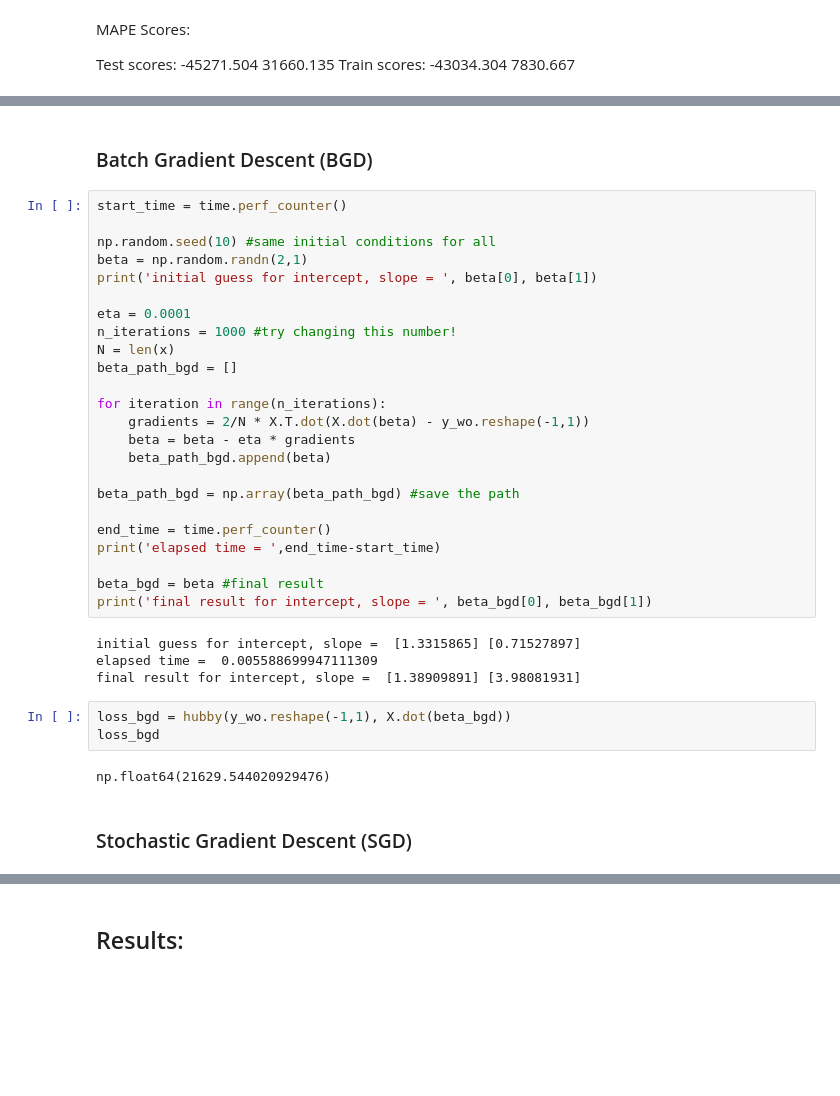
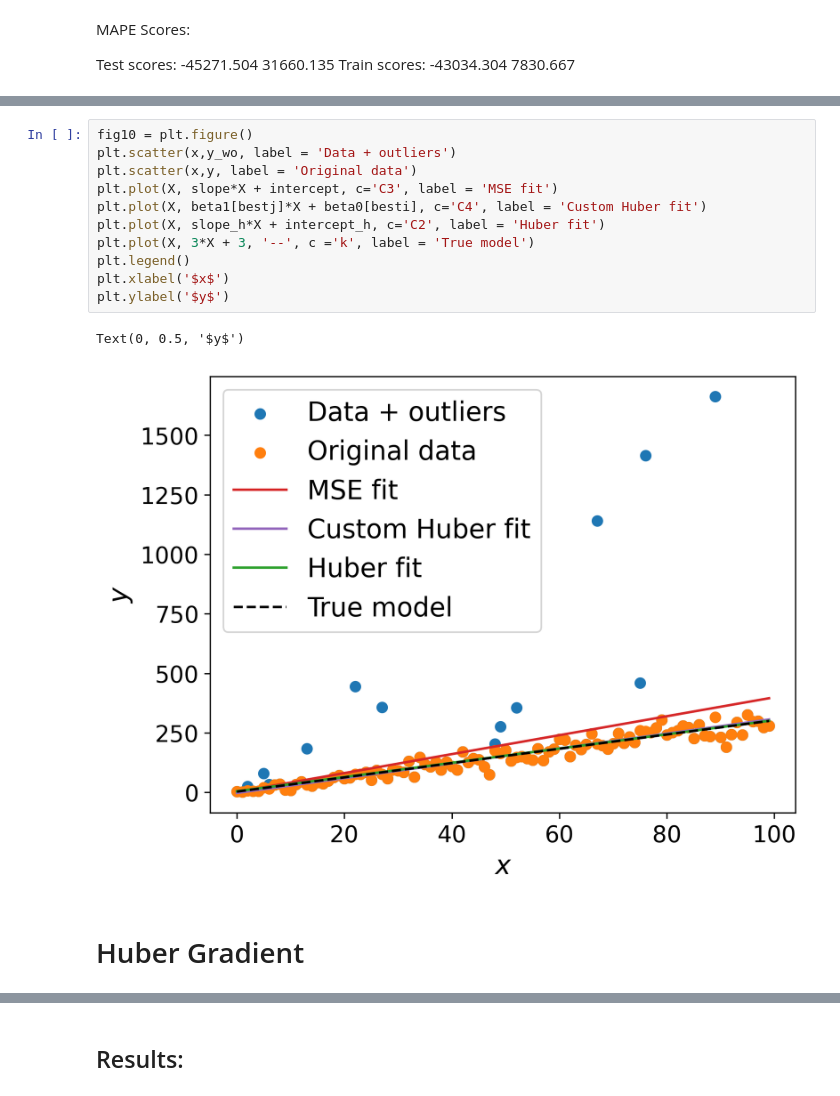
Before and after one commit to seoserang/phys255ml, a Jupyter notebook: 5 Linear Regression/Assignment 6/LinReg.ipynb, the cells around one changed output, grey strips where cells are left out. Drawn from its saved outputs; the diff is of its cells as text; blank space fills up the shorter version.

```diff
--- a/5 Linear Regression/Assignment 6/LinReg.ipynb
+++ b/5 Linear Regression/Assignment 6/LinReg.ipynb
@@ -435,40 +470,19 @@ X = np.c_[np.ones((100, 1)), x]
+# %%
+fig10 = plt.figure()
+plt.scatter(x,y_wo, label = 'Data + outliers')
+plt.scatter(x,y, label = 'Original data')
+plt.plot(X, slope*X + intercept, c='C3', label = 'MSE fit')
+plt.plot(X, beta1[bestj]*X + beta0[besti], c='C4', label = 'Custom Huber fit')
+plt.plot(X, slope_h*X + intercept_h, c='C2', label = 'Huber fit')
+plt.plot(X, 3*X + 3, '--', c ='k', label = 'True model')
+plt.legend()
+plt.xlabel('$x$')
+plt.ylabel('$y$')
+# %% [output]
+Text(0, 0.5, '$y$')
+[figure, added]
 # %% [markdown]
-### Batch Gradient Descent (BGD)
+# Huber Gradient
-# %%
-start_time = time.perf_counter()
-
-np.random.seed(10) #same initial conditions for all
-beta = np.random.randn(2,1)
-print('initial guess for intercept, slope = ', beta[0], beta[1])
-
-eta = 0.0001
-n_iterations = 1000 #try changing this number!
-N = len(x)
-beta_path_bgd = []
-
-for iteration in range(n_iterations):
-    gradients = 2/N * X.T.dot(X.dot(beta) - y_wo.reshape(-1,1))
-    beta = beta - eta * gradients
-    beta_path_bgd.append(beta)
-
-beta_path_bgd = np.array(beta_path_bgd) #save the path
-
-end_time = time.perf_counter()
-print('elapsed time = ',end_time-start_time)
-
-beta_bgd = beta #final result
-print('final result for intercept, slope = ', beta_bgd[0], beta_bgd[1])
-# %% [output]
-initial guess for intercept, slope =  [1.3315865] [0.71527897]
-elapsed time =  0.005588699947111309
-final result for intercept, slope =  [1.38909891] [3.98081931]
-# %%
-loss_bgd = hubby(y_wo.reshape(-1,1), X.dot(beta_bgd))
-loss_bgd
-# %% [output]
-np.float64(21629.544020929476)
-# %% [markdown]
-### Stochastic Gradient Descent (SGD)
 # %%
 start_time = time.perf_counter()
 
```
Also changed, not shown: parts of 23 cells of this notebook.
